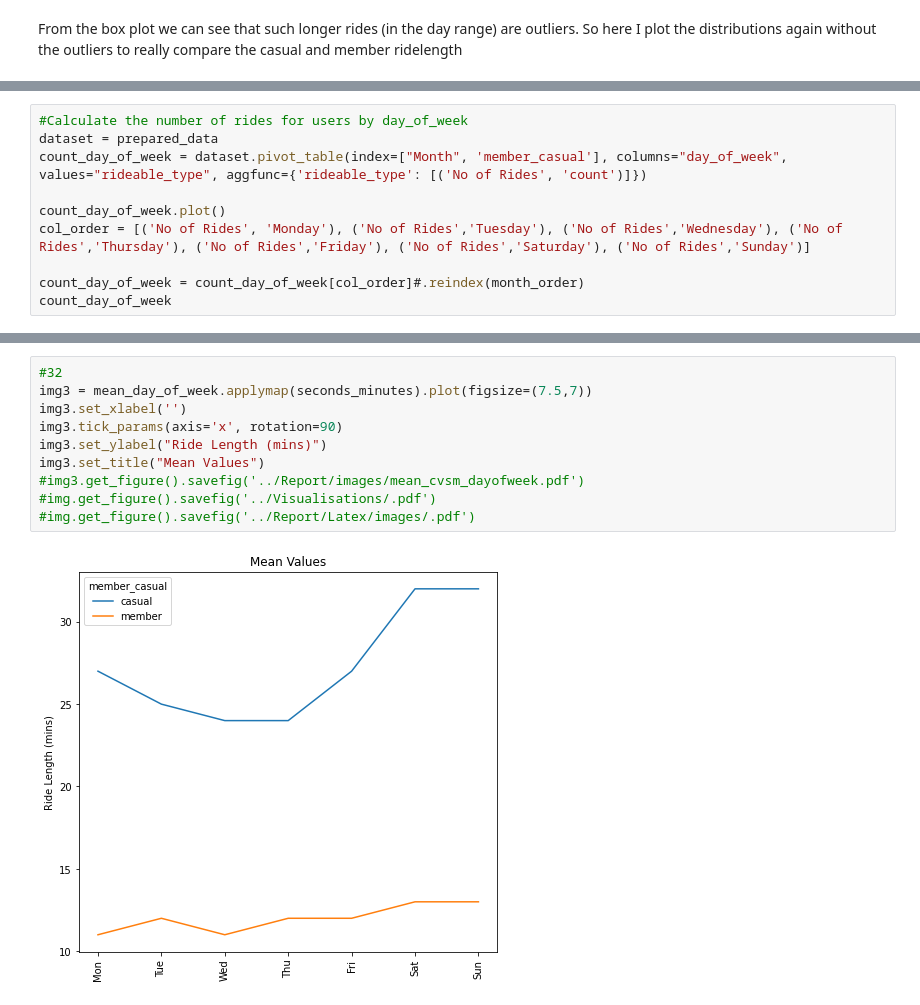
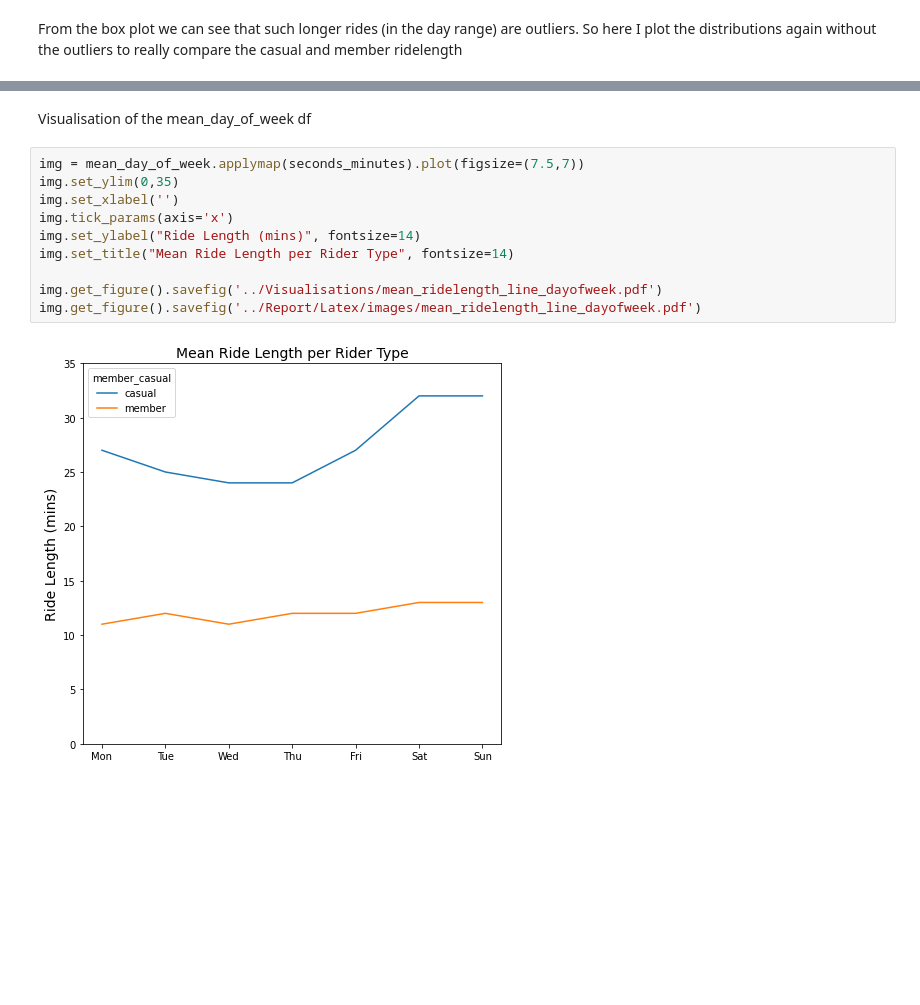
Before and after one commit to SummerKassem/BikeShareCS, a Jupyter notebook: PythonCode/bike_share_analysis.ipynb, the cells around one changed output, grey strips where cells are left out. Cells and saved outputs as stored; diff of their text form; blank space fills up the shorter version.

```diff
--- a/PythonCode/bike_share_analysis.ipynb
+++ b/PythonCode/bike_share_analysis.ipynb
@@ -800,10 +808,0 @@ plt.show()
-# %%
-#Calculate the number of rides for users by day_of_week
-dataset = prepared_data
-count_day_of_week = dataset.pivot_table(index=["Month", 'member_casual'], columns="day_of_week", values="rideable_type", aggfunc={'rideable_type': [('No of Rides', 'count')]})
-
-count_day_of_week.plot()
-col_order = [('No of Rides', 'Monday'), ('No of Rides','Tuesday'), ('No of Rides','Wednesday'), ('No of Rides','Thursday'), ('No of Rides','Friday'), ('No of Rides','Saturday'), ('No of Rides','Sunday')]
-
-count_day_of_week = count_day_of_week[col_order]#.reindex(month_order)
-count_day_of_week
@@ -836,15 +836,17 @@ print("")
 | Fri | 00:27:15 | 00:12:28 |
 | Sat | 00:32:08 | 00:13:56 |
 | Sun | 00:32:51 | 00:13:59 |
+# %% [markdown]
+Visualisation of the mean_day_of_week df
 # %%
-#32
-img3 = mean_day_of_week.applymap(seconds_minutes).plot(figsize=(7.5,7))
-img3.set_xlabel('')
-img3.tick_params(axis='x', rotation=90)
-img3.set_ylabel("Ride Length (mins)")
-img3.set_title("Mean Values")
-#img3.get_figure().savefig('../Report/images/mean_cvsm_dayofweek.pdf')
-#img.get_figure().savefig('../Visualisations/.pdf')
-#img.get_figure().savefig('../Report/Latex/images/.pdf')
+img = mean_day_of_week.applymap(seconds_minutes).plot(figsize=(7.5,7))
+img.set_ylim(0,35)
+img.set_xlabel('')
+img.tick_params(axis='x')
+img.set_ylabel("Ride Length (mins)", fontsize=14)
+img.set_title("Mean Ride Length per Rider Type", fontsize=14)
+
+img.get_figure().savefig('../Visualisations/mean_ridelength_line_dayofweek.pdf')
+img.get_figure().savefig('../Report/Latex/images/mean_ridelength_line_dayofweek.pdf')
 # %% [output]
-[figure, old version]
+[figure, new version]
```
Also changed, not shown: parts of 15 cells of this notebook, 2 other files.
